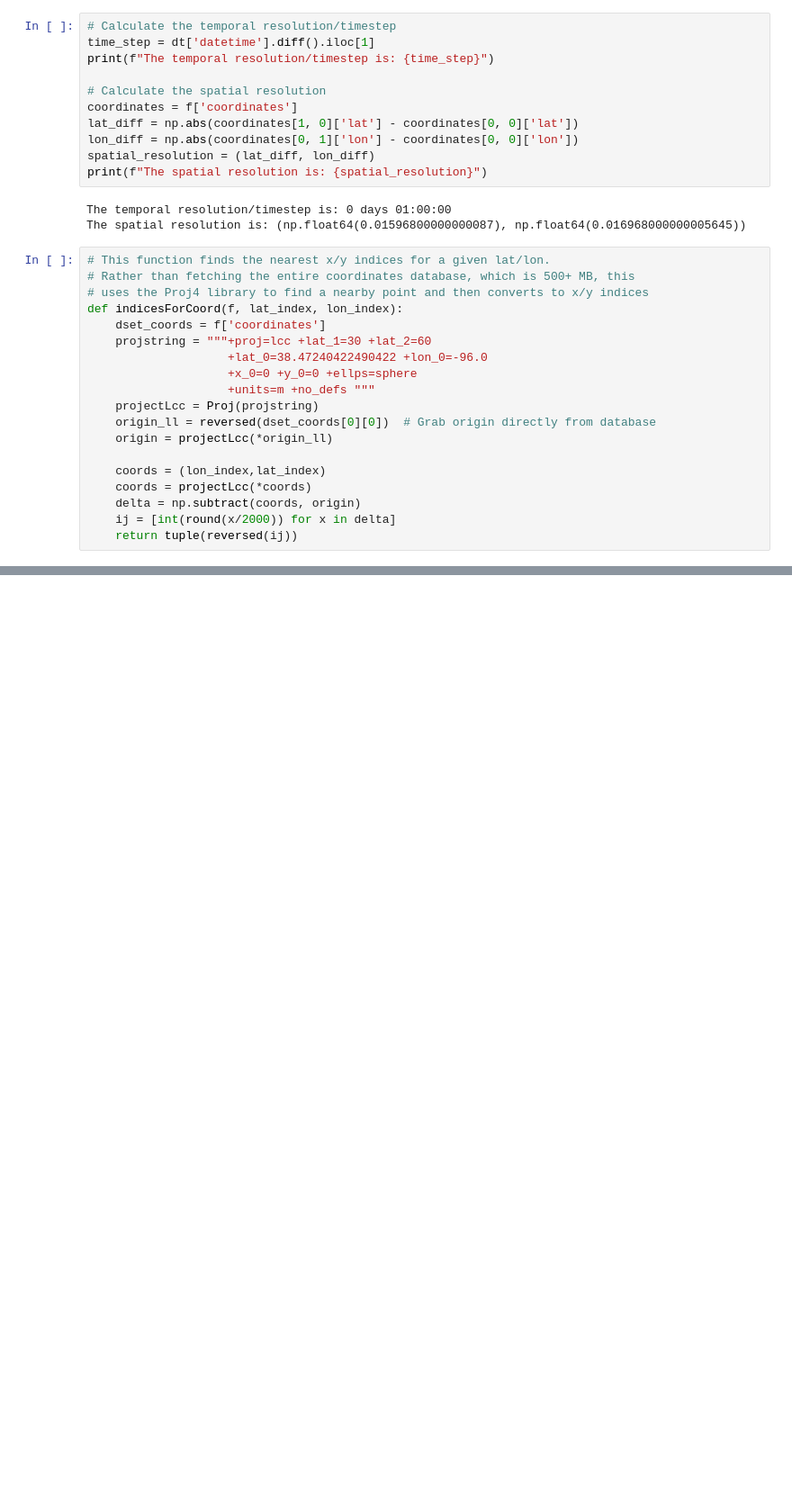
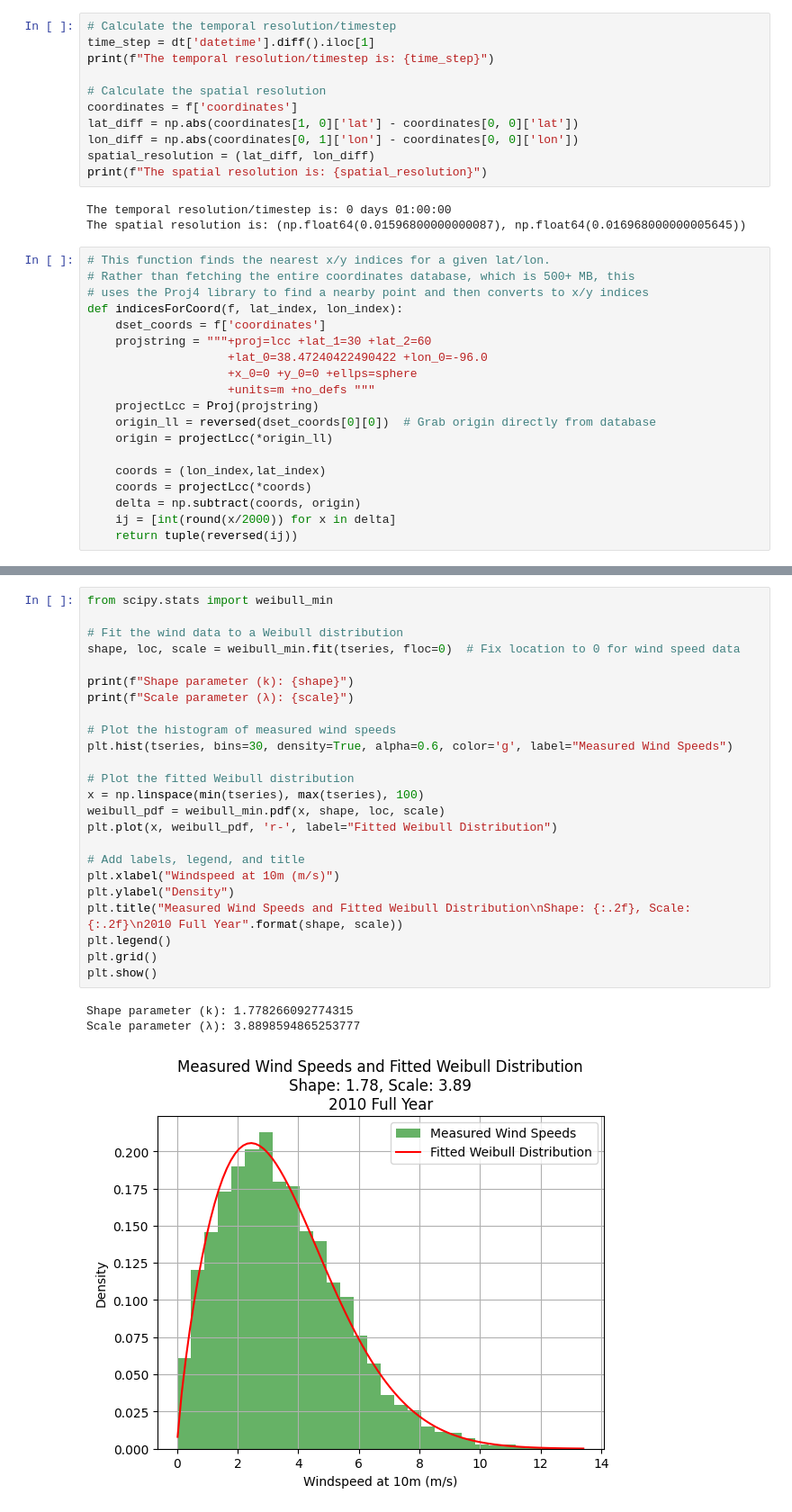
Before and after one commit to kmgovind/jordan-lake-wind-study, a Jupyter notebook: jordan_lake.ipynb, the cells around one changed output, grey strips where cells are left out. Shown at 90% size. Drawn from its saved outputs; the diff is of its cells as text; blank space fills up the shorter version.

Commit message:
Weibull to Normal transformation analysis

```diff
--- a/jordan_lake.ipynb
+++ b/jordan_lake.ipynb
@@ -159,0 +163,28 @@ plt.show()
+# %%
+from scipy.stats import weibull_min
+
+# Fit the wind data to a Weibull distribution
+shape, loc, scale = weibull_min.fit(tseries, floc=0)  # Fix location to 0 for wind speed data
+
+print(f"Shape parameter (k): {shape}")
+print(f"Scale parameter (λ): {scale}")
+
+# Plot the histogram of measured wind speeds
+plt.hist(tseries, bins=30, density=True, alpha=0.6, color='g', label="Measured Wind Speeds")
+
+# Plot the fitted Weibull distribution
+x = np.linspace(min(tseries), max(tseries), 100)
+weibull_pdf = weibull_min.pdf(x, shape, loc, scale)
+plt.plot(x, weibull_pdf, 'r-', label="Fitted Weibull Distribution")
+
+# Add labels, legend, and title
+plt.xlabel("Windspeed at 10m (m/s)")
+plt.ylabel("Density")
+plt.title("Measured Wind Speeds and Fitted Weibull Distribution\nShape: {:.2f}, Scale: {:.2f}\n2010 Full Year".format(shape, scale))
+plt.legend()
+plt.grid()
+plt.show()
+# %% [output]
+Shape parameter (k): 1.778266092774315
+Scale parameter (λ): 3.8898594865253777
+[figure, added]
```
Also changed, not shown: parts of 10 cells of this notebook, 4 other files.
